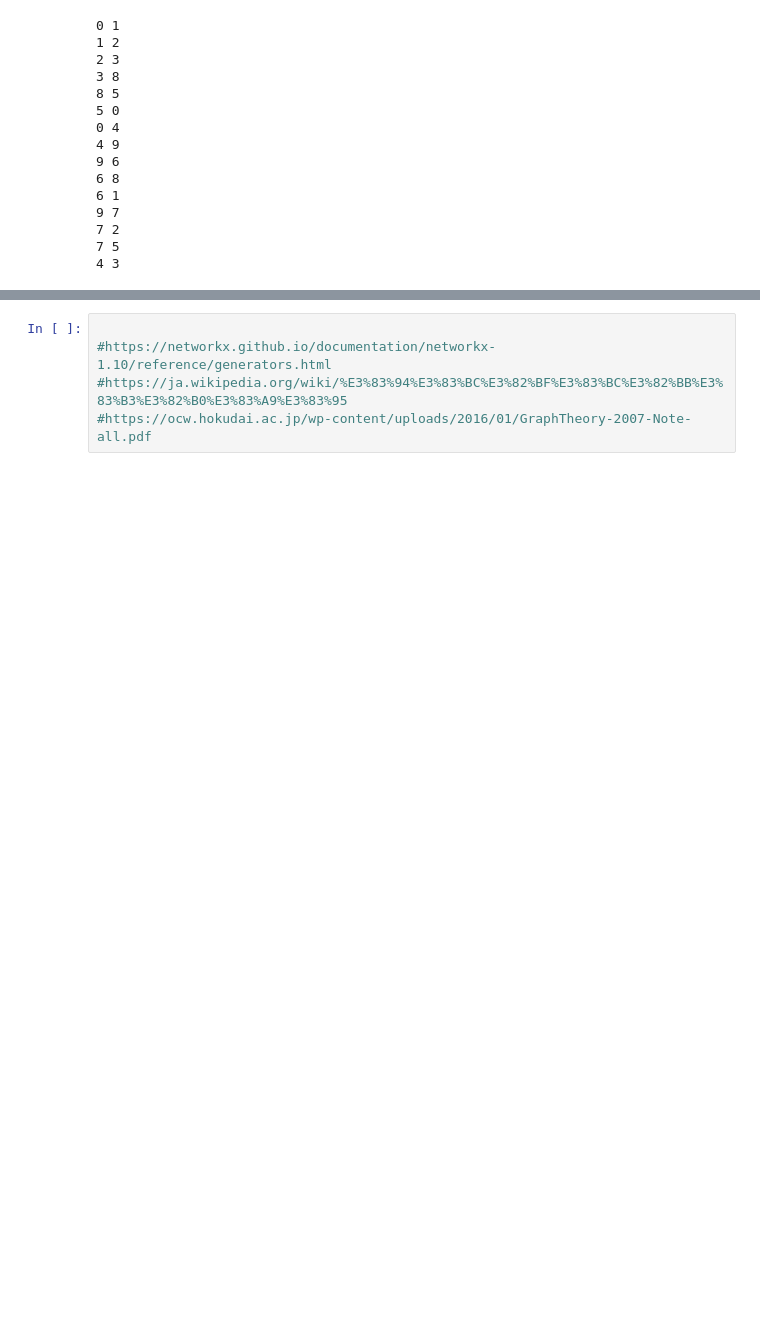
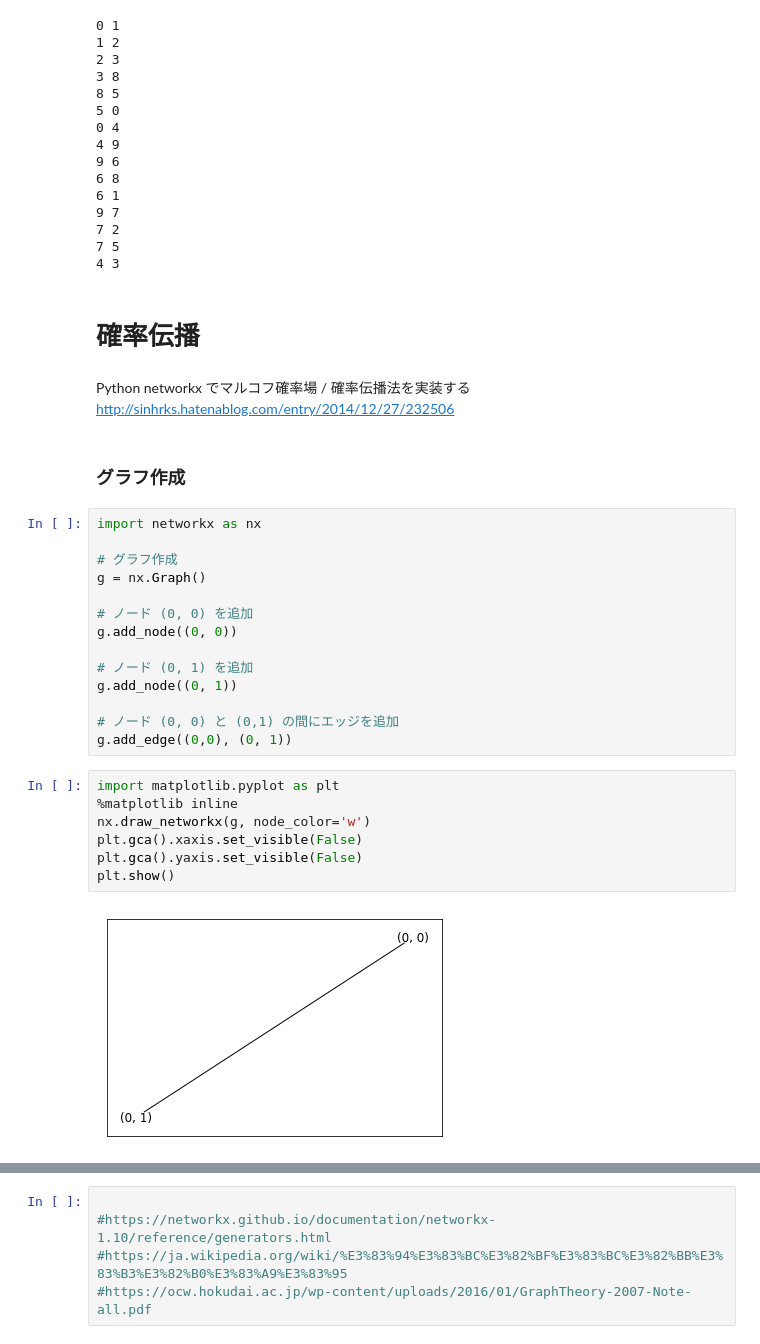
Before and after one commit to miyamotok0105/python_sample, a Jupyter notebook: networkx_sample/Tutorial_ NetworkX_2.1.ipynb, the cells around one changed output, grey strips where cells are left out. Drawn from its saved outputs; the diff is of its cells as text; blank space fills up the shorter version.

```diff
--- a/networkx_sample/Tutorial_ NetworkX_2.1.ipynb
+++ b/networkx_sample/Tutorial_ NetworkX_2.1.ipynb
@@ -266,3 +266,33 @@ for n1, n2 in nx.edge_dfs(G2):
 7 2
 7 5
 4 3
+# %% [markdown]
+# 確率伝播
+# %% [markdown]
+Python networkx でマルコフ確率場 / 確率伝播法を実装する
+http://sinhrks.hatenablog.com/entry/2014/12/27/232506
+# %% [markdown]
+### グラフ作成
+# %%
+import networkx as nx
+
+# グラフ作成
+g = nx.Graph()
+
+# ノード (0, 0) を追加
+g.add_node((0, 0))
+
+# ノード (0, 1) を追加
+g.add_node((0, 1))
+
+# ノード (0, 0) と (0,1) の間にエッジを追加
+g.add_edge((0,0), (0, 1))
+# %%
+import matplotlib.pyplot as plt
+%matplotlib inline
+nx.draw_networkx(g, node_color='w')
+plt.gca().xaxis.set_visible(False)
+plt.gca().yaxis.set_visible(False)
+plt.show()
+# %% [output]
+[figure, added]
```
Also changed, not shown: parts of 10 cells of this notebook, 18 other files.
